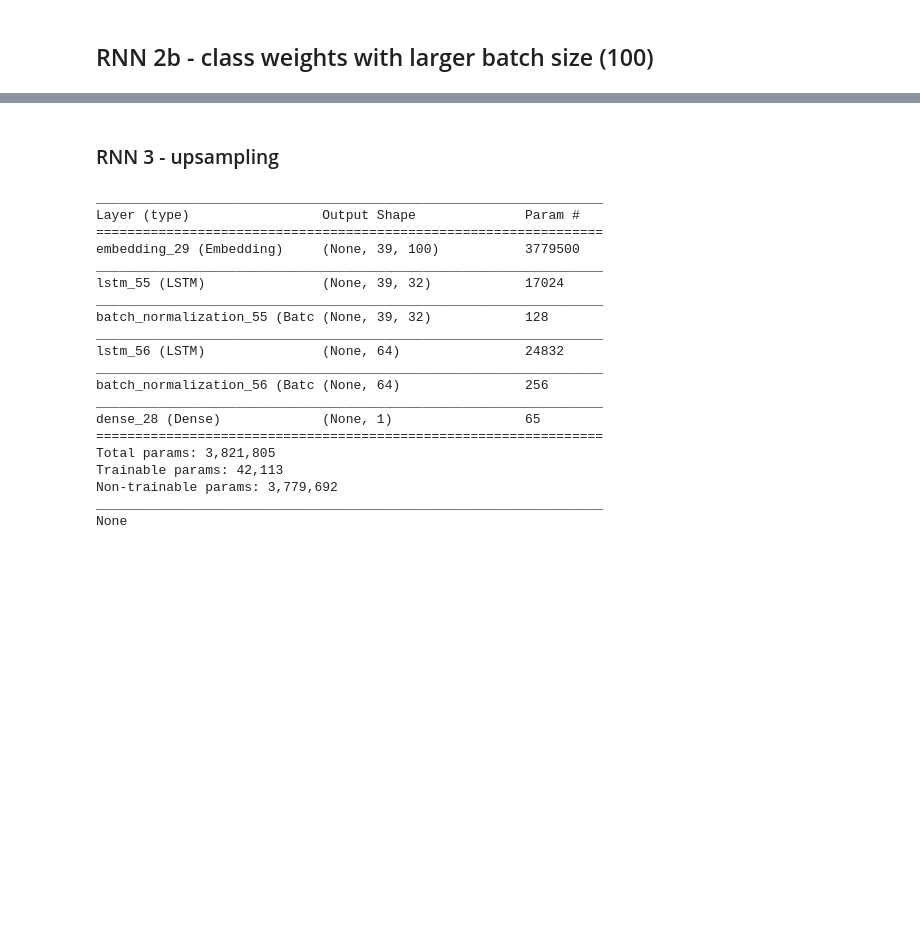
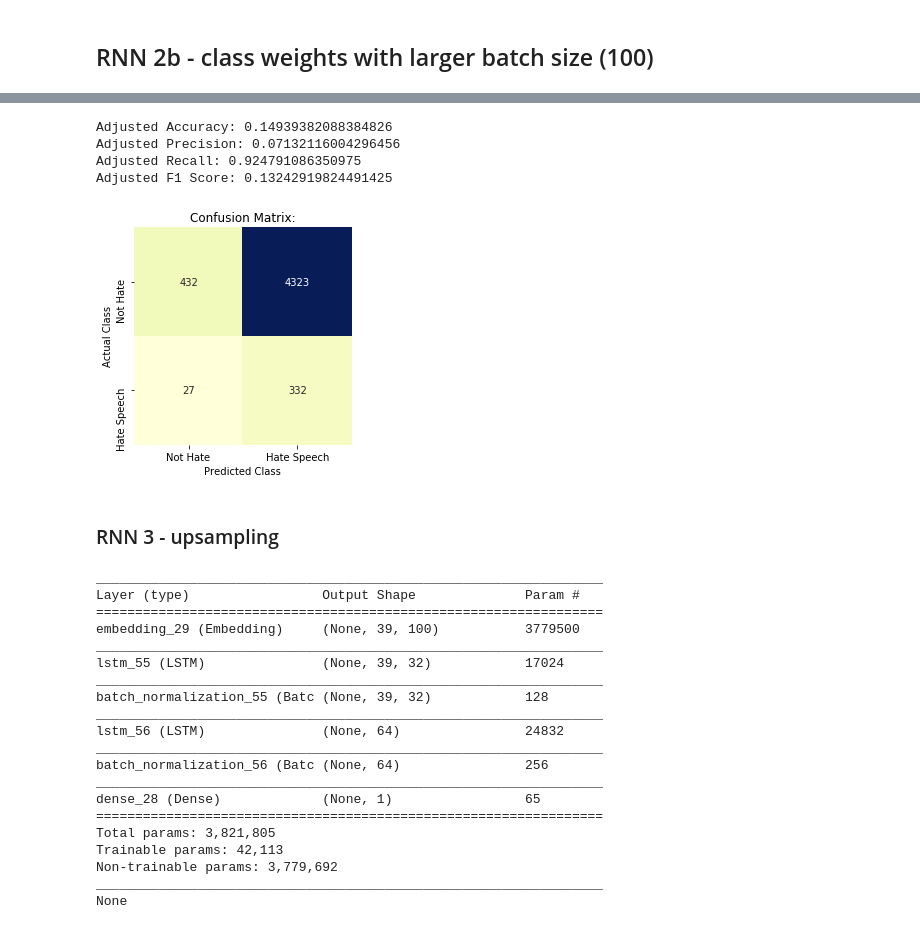
Before and after one commit to mguptaphd/Twitter-Hate-Classification-Project, a Jupyter notebook: RNN-Early-Model-Comparisons.ipynb, the cells around one changed output, grey strips where cells are left out. Drawn from its saved outputs; the diff is of its cells as text; code cells hidden in the pictures; blank space fills up the shorter version.

Commit message:
updated early model RNN

```diff
--- a/RNN-Early-Model-Comparisons.ipynb
+++ b/RNN-Early-Model-Comparisons.ipynb
@@ -458,7 +507,7 @@ adj_y_val2, cm2 = adjust_threshold_and_score2(y_val, y_val_prob2, .2, RNN = True
 # %%
 model2b = Sequential()
 
-filepath = 'data/weights.best.hdf5'
+filepath = 'results/RNN/weights_model2b.best.hdf5'
 
 callbacks = [EarlyStopping(monitor='val_loss', patience = 5),
              ReduceLROnPlateau(monitor='val_loss', factor = 0.1, patience = 5),
@@ -501,7 +591,7 @@ model2b.evaluate(X_val, y_val)
 # %%
-y_train_pred2b = model2b.predict_classes(X_train)
-y_val_pred2b = model2b.predict_classes(X_val)
-y_train_prob2b = model2b.predict_proba(X_train)
-y_val_prob2b = model2b.predict_proba(X_val)
+y_train_pred2b = model2b.predict_classes(X_train, batch_size = 50)
+y_val_pred2b = model2b.predict_classes(X_val,batch_size = 50)
+y_train_prob2b = model2b.predict_proba(X_train,batch_size = 50)
+y_val_prob2b = model2b.predict_proba(X_val,batch_size = 50)
 # %%
 seaborn_confusion_matrix(y_train, y_train_pred2b)
@@ -512,5 +616,11 @@ seaborn_confusion_matrix(y_val, y_val_pred2b)
 # %%
-adj_y_val2, cm2 = adjust_threshold_and_score2(y_val, y_val_prob2b, .48, RNN = True)
+adj_y_val2b, cm2b = adjust_threshold_and_score2(y_val, y_val_prob2b, .48, RNN = True)
+# %% [output]
+Adjusted Accuracy: 0.14939382088384826
+Adjusted Precision: 0.07132116004296456
+Adjusted Recall: 0.924791086350975
+Adjusted F1 Score: 0.13242919824491425
+[figure, added]
 # %% [markdown]
 ### RNN 3 - upsampling
 # %%
```
Also changed, not shown: parts of 33 cells of this notebook, 2 other files.
